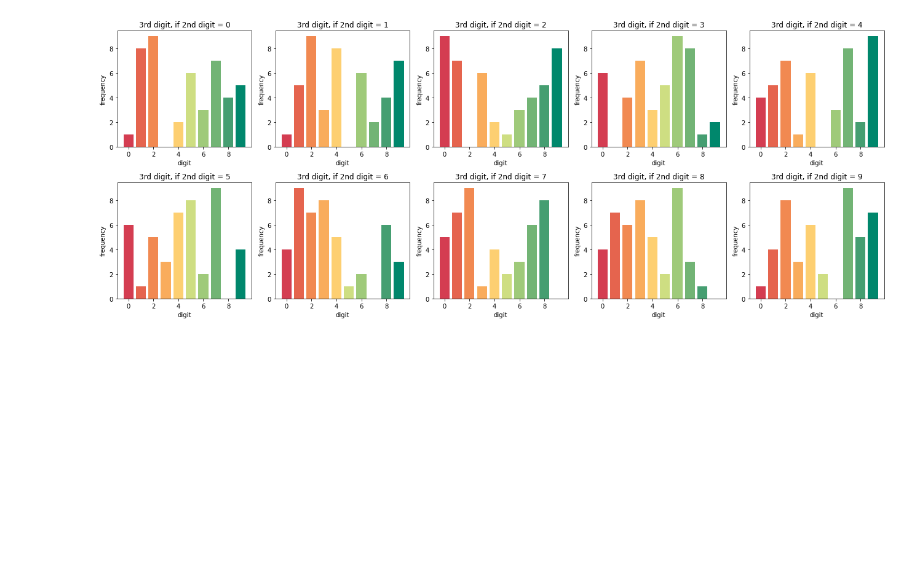
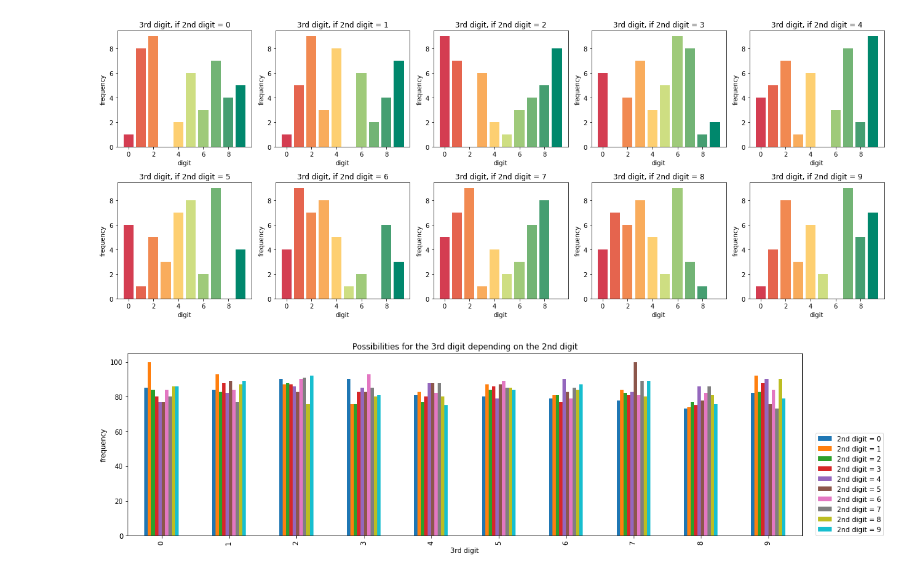
Before and after one commit to amuritna/wordle-genre-tools, a Jupyter notebook: primel/digit-distribution-expanded.ipynb, the cells around one changed output. Cells and saved outputs as stored; diff of their text form; code cells hidden in the pictures; blank space fills up the shorter version.

```diff
--- a/primel/digit-distribution-expanded.ipynb
+++ b/primel/digit-distribution-expanded.ipynb
@@ -48,3 +48,26 @@ fig.tight_layout()
 plt.show()
 # %% [output]
 [figure]
+# %%
+newList = []
+for i in range(10):
+    newList.append(
+        dict(
+            df[df["2nd"] == i]["3rd"].value_counts().sort_index()
+        )
+    )
+
+df2 = pd.DataFrame(newList)
+df2.columns = [f"2nd digit = {i}" for i in range(10)]
+
+fig3rd = df2.plot(kind='bar', figsize=(18,5))
+
+fig3rd.legend(loc=(1.02,0))
+fig3rd.set_xlabel('3rd digit')
+fig3rd.set_ylabel('frequency')
+fig3rd.title.set_text("Possibilities for the 3rd digit depending on the 2nd digit")
+
+
+plt.show()
+# %% [output]
+[figure, added]
```
